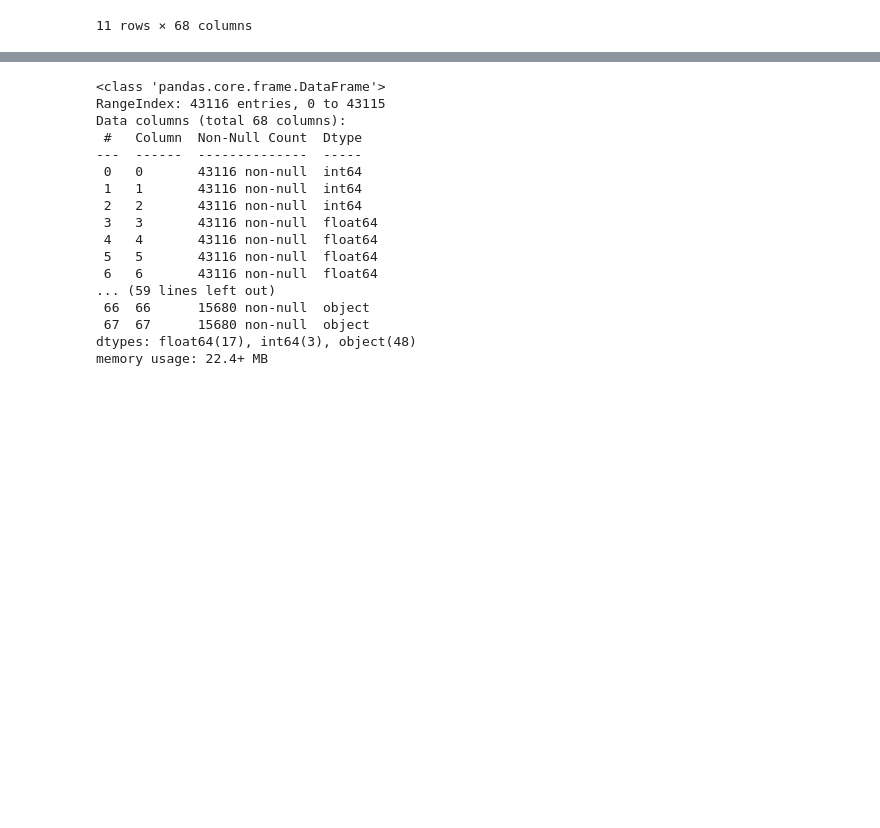
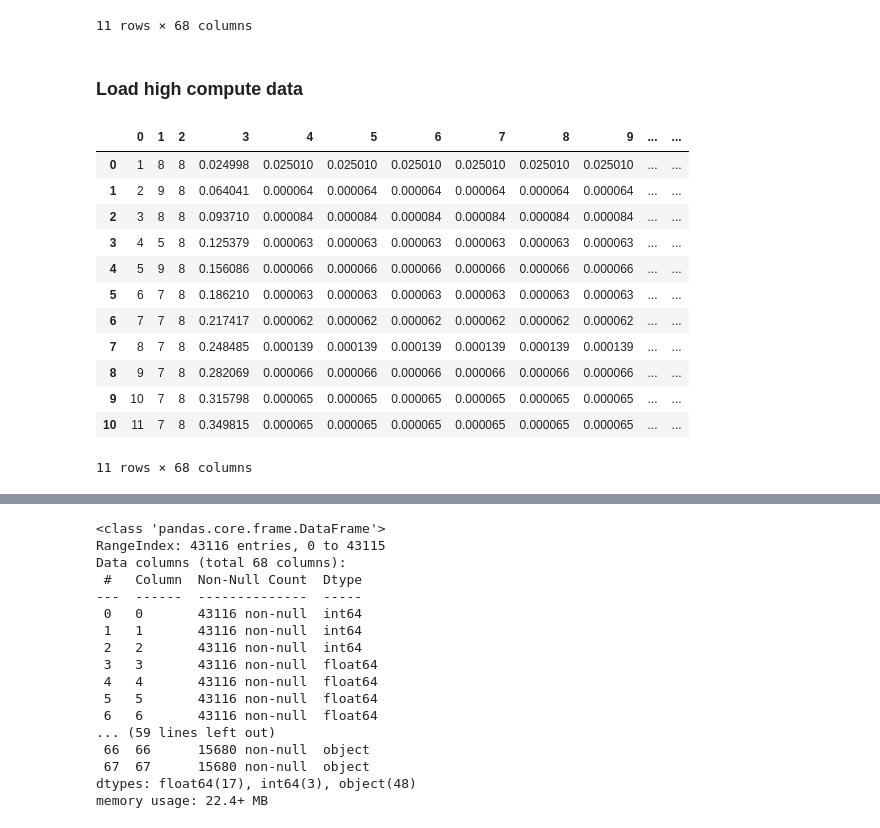
Before and after one commit to olihofmann/cas-aml, a Jupyter notebook: crypto-ransomware-detection/data-exploration.ipynb, the cells around one changed output, grey strips where cells are left out. Saved outputs shown, nothing was run; the diff lists cells and outputs as text; code cells hidden in the pictures; blank space fills up the shorter version.

```diff
--- a/crypto-ransomware-detection/data-exploration.ipynb
+++ b/crypto-ransomware-detection/data-exploration.ipynb
@@ -22,3 +24,22 @@ dataset.head(11)
 | 9 | 10 | 7 | 8 | 0.266472 | 0.008805 | 0.008805 | 0.008805 | 0.008805 | 0.008805 | 0.008805 | ... | ... |
 | 10 | 11 | 7 | 8 | 0.294633 | 0.008149 | 0.008149 | 0.008149 | 0.008149 | 0.008149 | 0.008149 | ... | ... |
 11 rows × 68 columns
+# %% [markdown]
+### Load high compute data
+# %%
+dataset_high = pd.read_csv("data/high_compute.csv", header=None, names=range(NUMER_OF_COLUMNS))
+dataset_high.head(11)
+# %% [output]
+|  | 0 | 1 | 2 | 3 | 4 | 5 | 6 | 7 | 8 | 9 | ... | ... |
+| 0 | 1 | 8 | 8 | 0.024998 | 0.025010 | 0.025010 | 0.025010 | 0.025010 | 0.025010 | 0.025010 | ... | ... |
+| 1 | 2 | 9 | 8 | 0.064041 | 0.000064 | 0.000064 | 0.000064 | 0.000064 | 0.000064 | 0.000064 | ... | ... |
+| 2 | 3 | 8 | 8 | 0.093710 | 0.000084 | 0.000084 | 0.000084 | 0.000084 | 0.000084 | 0.000084 | ... | ... |
+| 3 | 4 | 5 | 8 | 0.125379 | 0.000063 | 0.000063 | 0.000063 | 0.000063 | 0.000063 | 0.000063 | ... | ... |
+| 4 | 5 | 9 | 8 | 0.156086 | 0.000066 | 0.000066 | 0.000066 | 0.000066 | 0.000066 | 0.000066 | ... | ... |
+| 5 | 6 | 7 | 8 | 0.186210 | 0.000063 | 0.000063 | 0.000063 | 0.000063 | 0.000063 | 0.000063 | ... | ... |
+| 6 | 7 | 7 | 8 | 0.217417 | 0.000062 | 0.000062 | 0.000062 | 0.000062 | 0.000062 | 0.000062 | ... | ... |
+| 7 | 8 | 7 | 8 | 0.248485 | 0.000139 | 0.000139 | 0.000139 | 0.000139 | 0.000139 | 0.000139 | ... | ... |
+| 8 | 9 | 7 | 8 | 0.282069 | 0.000066 | 0.000066 | 0.000066 | 0.000066 | 0.000066 | 0.000066 | ... | ... |
+| 9 | 10 | 7 | 8 | 0.315798 | 0.000065 | 0.000065 | 0.000065 | 0.000065 | 0.000065 | 0.000065 | ... | ... |
+| 10 | 11 | 7 | 8 | 0.349815 | 0.000065 | 0.000065 | 0.000065 | 0.000065 | 0.000065 | 0.000065 | ... | ... |
+11 rows × 68 columns
```
Also changed, not shown: parts of 26 cells of this notebook, 2 other files.
